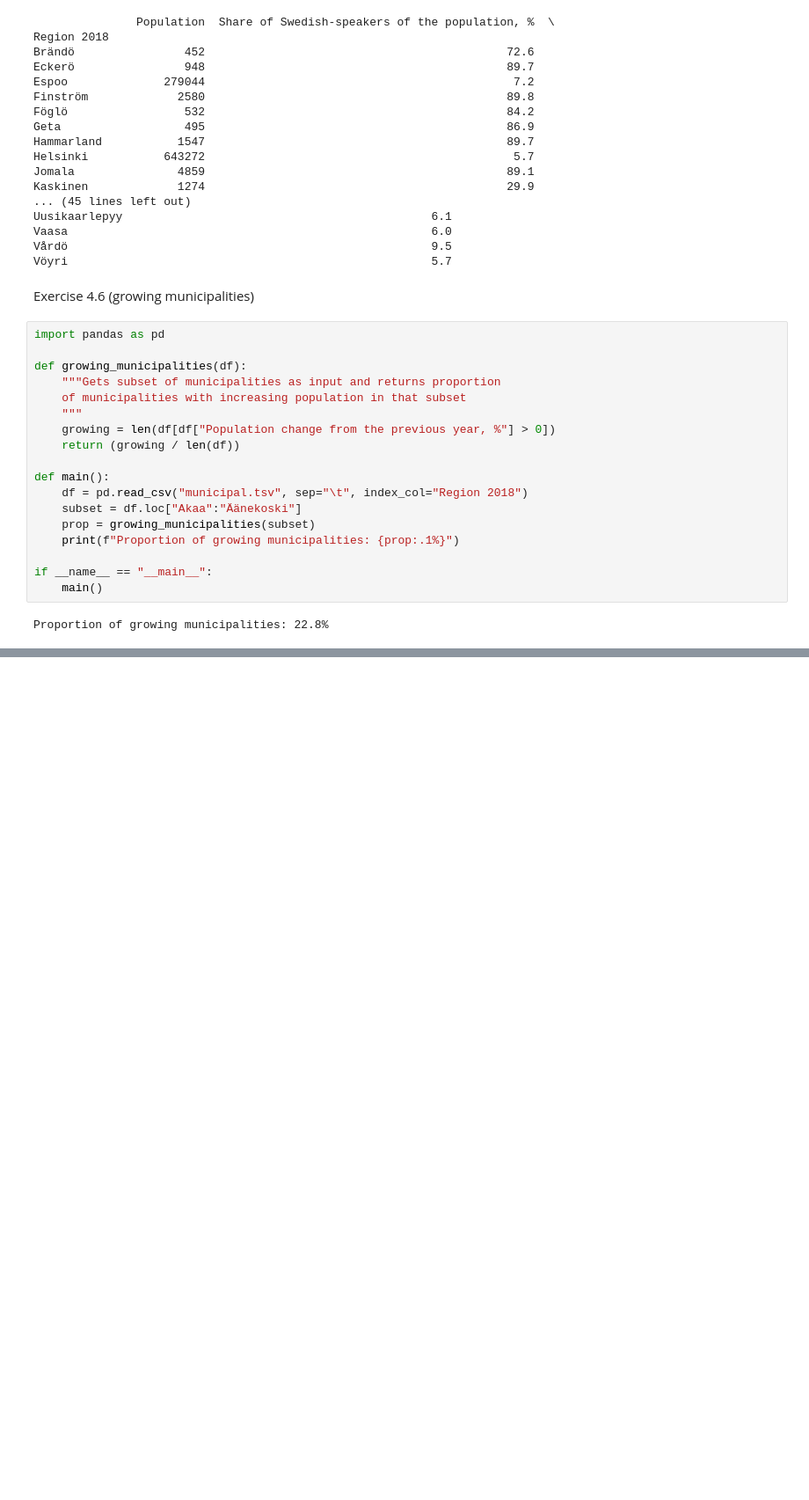
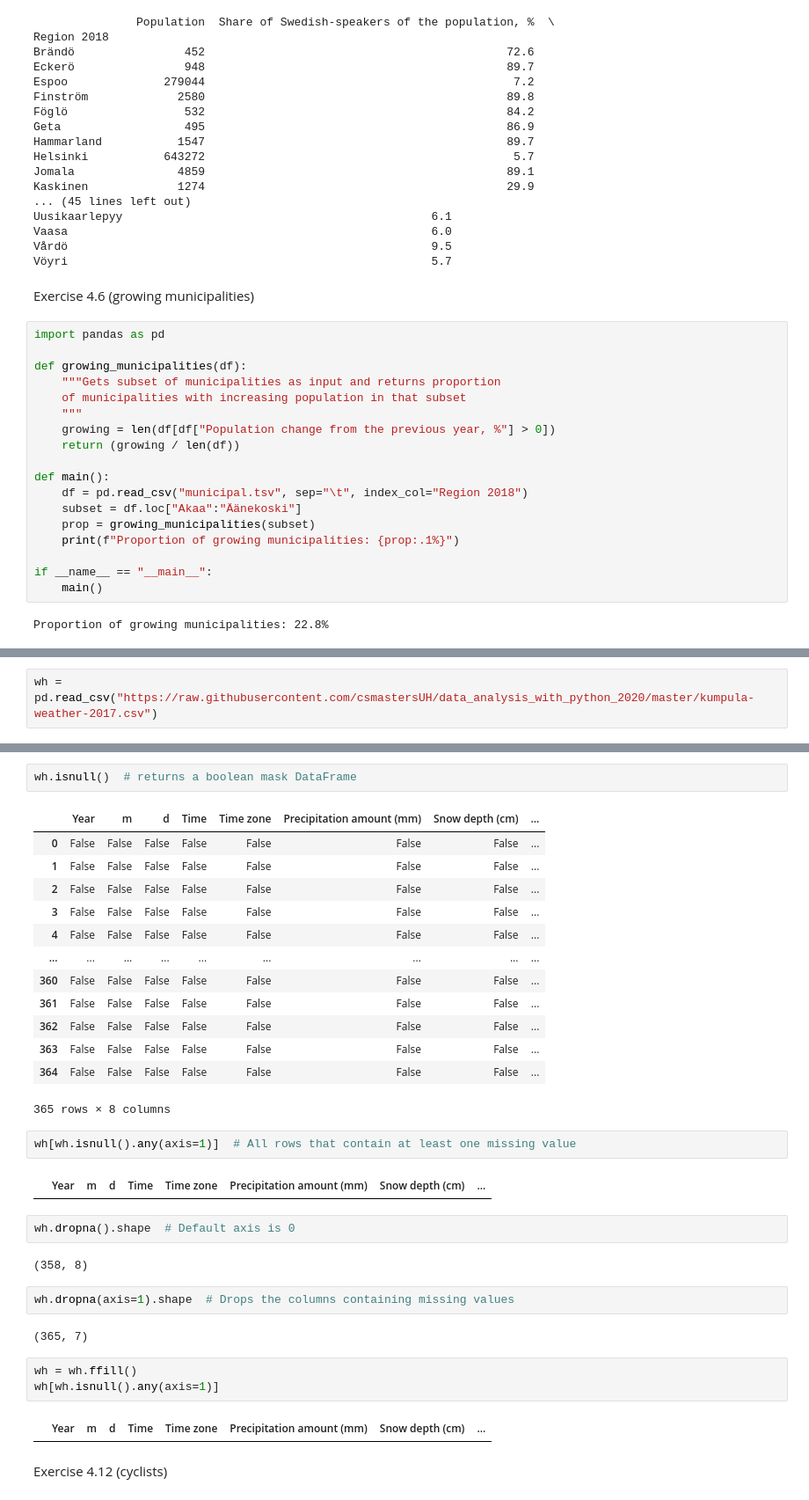
Before and after one commit to lukasrhoades/MOOC-Data-Analysis-Python, a Jupyter notebook: Chapter-4/pandas_pt_2.ipynb, the cells around one changed output, grey strips where cells are left out. Shown: that part at 88% size. Drawn from its saved outputs; the diff is of its cells as text; blank space fills up the shorter version.

```diff
--- a/Chapter-4/pandas_pt_2.ipynb
+++ b/Chapter-4/pandas_pt_2.ipynb
@@ -423,0 +505,2 @@ Proportion of growing municipalities: 22.8%
+# %%
+wh = pd.read_csv("https://raw.githubusercontent.com/csmastersUH/data_analysis_with_python_2020/master/kumpula-weather-2017.csv")
@@ -423,0 +644,35 @@ Proportion of growing municipalities: 22.8%
+# %%
+wh.isnull()  # returns a boolean mask DataFrame
+# %% [output]
+|  | Year | m | d | Time | Time zone | Precipitation amount (mm) | Snow depth (cm) | ... |
+| 0 | False | False | False | False | False | False | False | ... |
+| 1 | False | False | False | False | False | False | False | ... |
+| 2 | False | False | False | False | False | False | False | ... |
+| 3 | False | False | False | False | False | False | False | ... |
+| 4 | False | False | False | False | False | False | False | ... |
+| ... | ... | ... | ... | ... | ... | ... | ... | ... |
+| 360 | False | False | False | False | False | False | False | ... |
+| 361 | False | False | False | False | False | False | False | ... |
+| 362 | False | False | False | False | False | False | False | ... |
+| 363 | False | False | False | False | False | False | False | ... |
+| 364 | False | False | False | False | False | False | False | ... |
+365 rows × 8 columns
+# %%
+wh[wh.isnull().any(axis=1)]  # All rows that contain at least one missing value
+# %% [output]
+|  | Year | m | d | Time | Time zone | Precipitation amount (mm) | Snow depth (cm) | ... |
+# %%
+wh.dropna().shape  # Default axis is 0
+# %% [output]
+(358, 8)
+# %%
+wh.dropna(axis=1).shape  # Drops the columns containing missing values
+# %% [output]
+(365, 7)
+# %%
+wh = wh.ffill()
+wh[wh.isnull().any(axis=1)]
+# %% [output]
+|  | Year | m | d | Time | Time zone | Precipitation amount (mm) | Snow depth (cm) | ... |
+# %% [markdown]
+Exercise 4.12 (cyclists)
```
Also changed, not shown: parts of 30 cells of this notebook, 3 other files.
